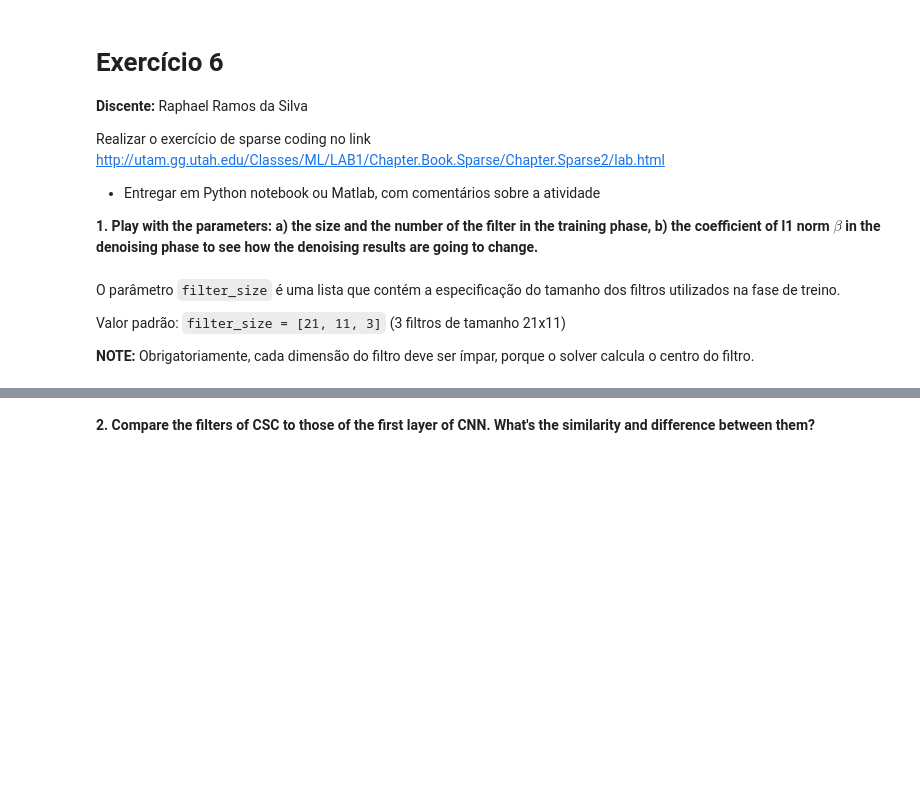
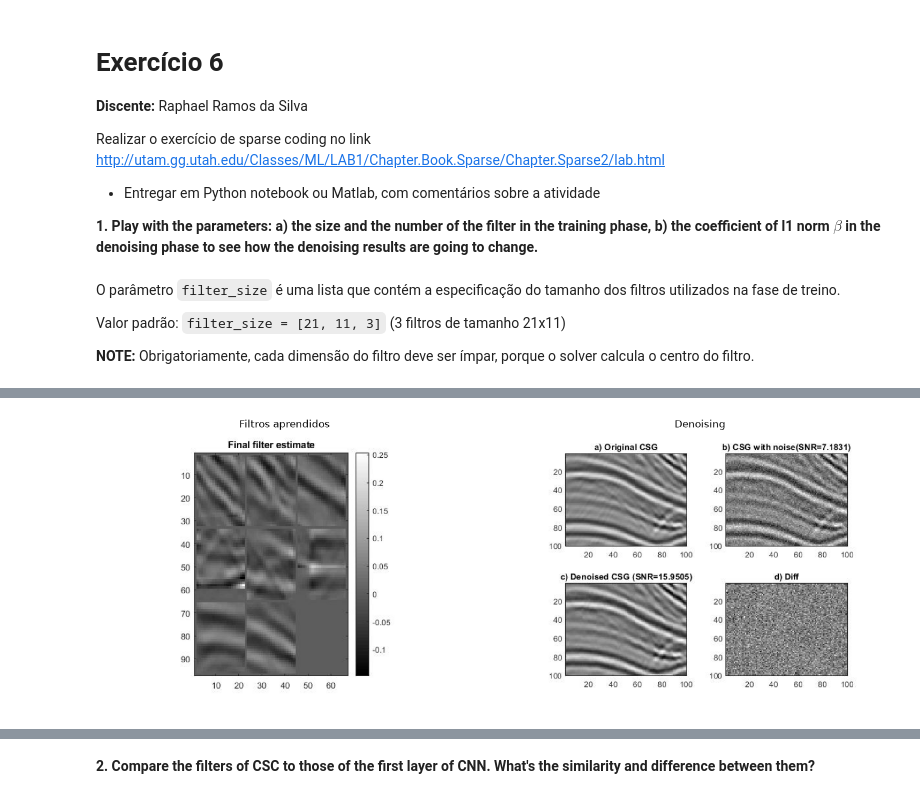
Before and after one commit to raphaelramosds/ppgeec2327, a Jupyter notebook: Exercicio6/Exercicio6_Raphael_Ramos.ipynb, the cells around one changed output, grey strips where cells are left out. Drawn from its saved outputs; the diff is of its cells as text; code cells hidden in the pictures; blank space fills up the shorter version.

```diff
--- a/Exercicio6/Exercicio6_Raphael_Ramos.ipynb
+++ b/Exercicio6/Exercicio6_Raphael_Ramos.ipynb
@@ -18,0 +51,6 @@ Valor padrão: `filter_size = [21, 11, 3]` (3 filtros de tamanho 21x11)
+# %%
+# [31, 21, 8] beta = 1.0
+mostrar([Q1 + 'training_phase_31_21_8.jpg', Q1 + 'denoising_31_21_8.jpg'],
+        ['Filtros aprendidos', 'Denoising'])
+# %% [output]
+[figure, added]
```
Also changed, not shown: parts of 14 cells of this notebook, 1 other file.
